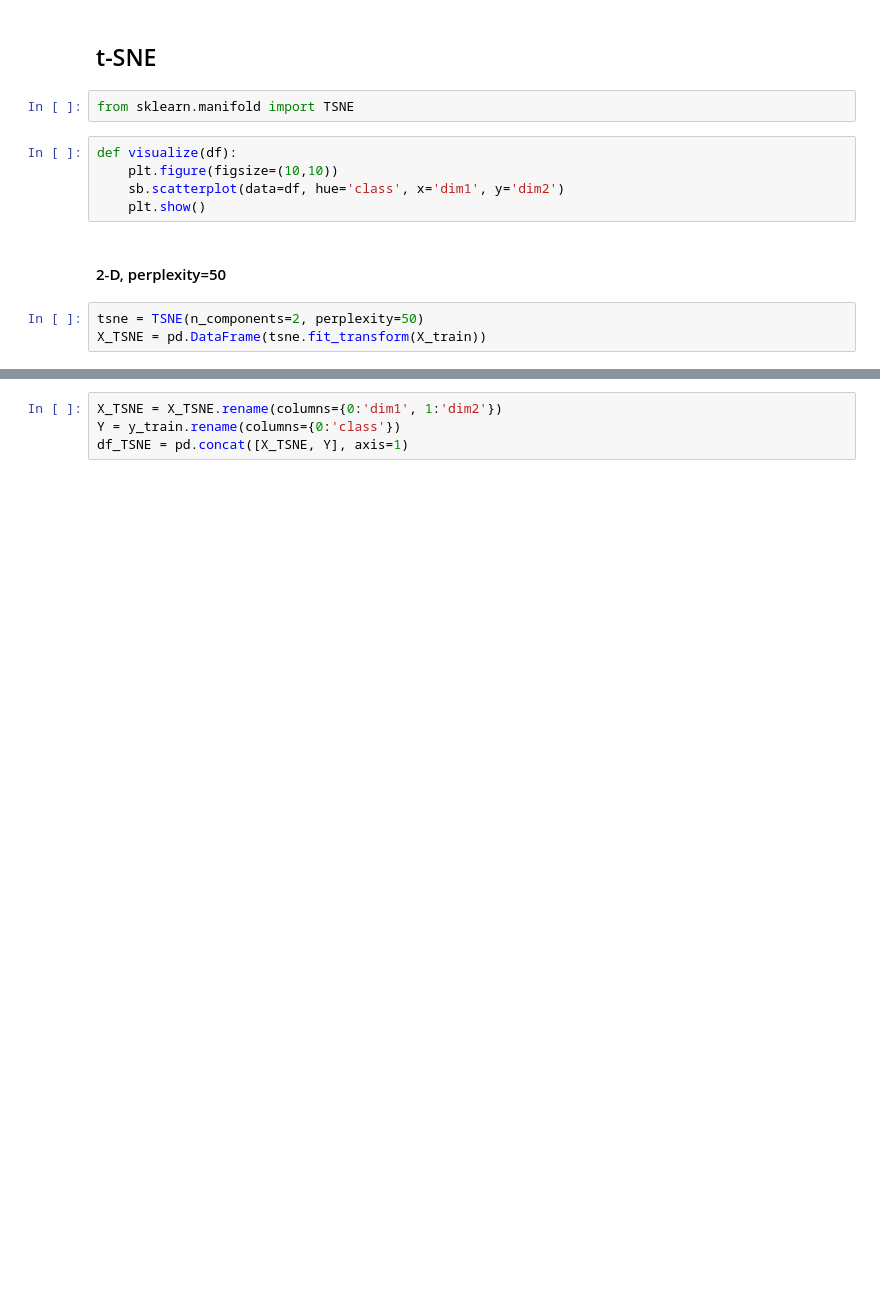
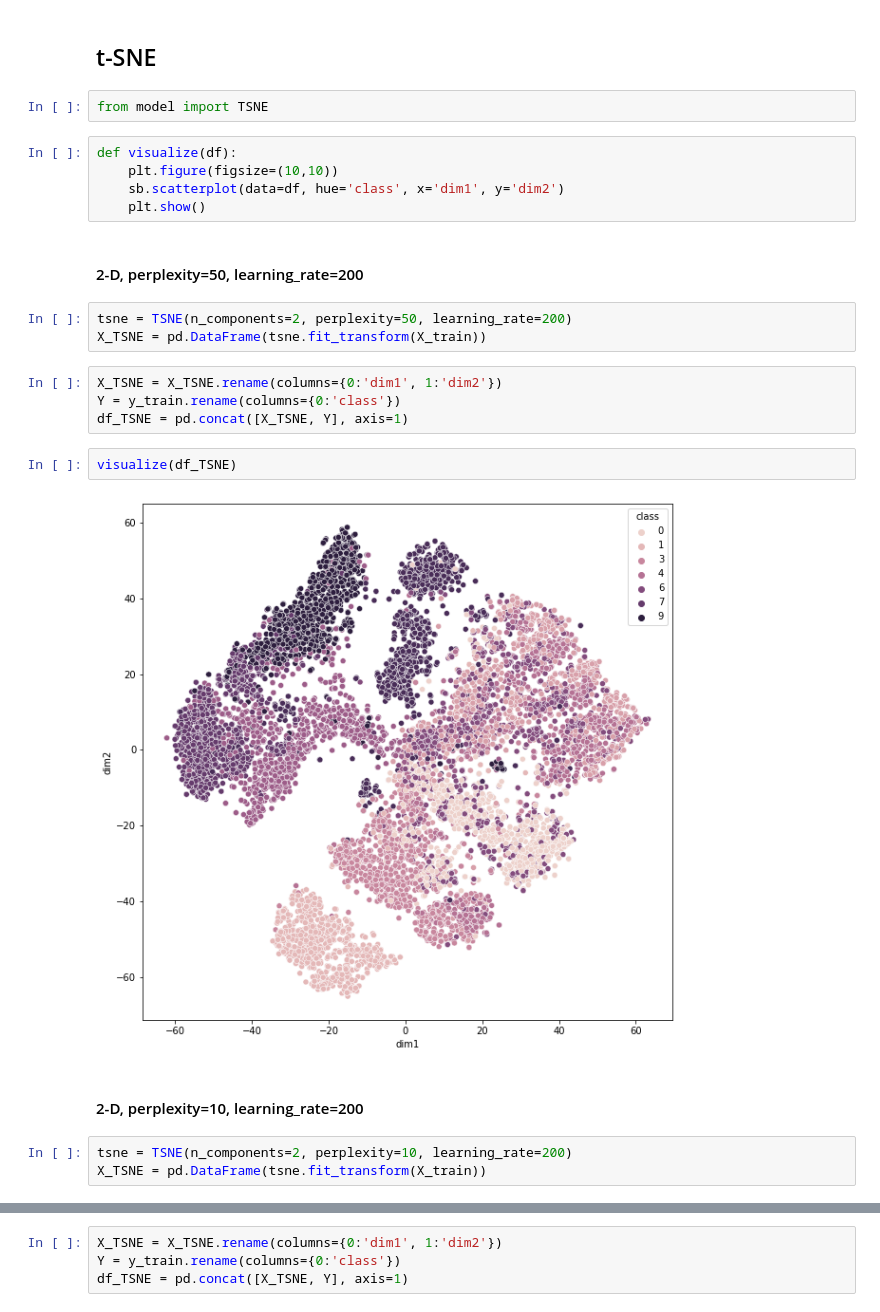
Before and after one commit to canquanquan/T-SNE, a Jupyter notebook: experiment_fashion_mnist.ipynb, the cells around one changed output, grey strips where cells are left out. Saved outputs shown, nothing was run; the diff lists cells and outputs as text; blank space fills up the shorter version.

```diff
--- a/experiment_fashion_mnist.ipynb
+++ b/experiment_fashion_mnist.ipynb
@@ -68,14 +68,27 @@ display(X_train.head()), display(y_train.head())
 # %% [markdown]
 ## t-SNE
 # %%
-from sklearn.manifold import TSNE
+from model import TSNE
 # %%
 def visualize(df):
     plt.figure(figsize=(10,10))
     sb.scatterplot(data=df, hue='class', x='dim1', y='dim2')
     plt.show()
 # %% [markdown]
-#### 2-D, perplexity=50
+#### 2-D, perplexity=50, learning_rate=200
 # %%
-tsne = TSNE(n_components=2, perplexity=50)
+tsne = TSNE(n_components=2, perplexity=50, learning_rate=200)
 X_TSNE = pd.DataFrame(tsne.fit_transform(X_train))
+# %%
+X_TSNE = X_TSNE.rename(columns={0:'dim1', 1:'dim2'})
+Y = y_train.rename(columns={0:'class'})
+df_TSNE = pd.concat([X_TSNE, Y], axis=1)
+# %%
+visualize(df_TSNE)
+# %% [output]
+[figure, added]
+# %% [markdown]
+#### 2-D, perplexity=10, learning_rate=200
+# %%
+tsne = TSNE(n_components=2, perplexity=10, learning_rate=200)
+X_TSNE = pd.DataFrame(tsne.fit_transform(X_train))
```
Also changed, not shown: parts of 12 cells of this notebook, 2 other files.
